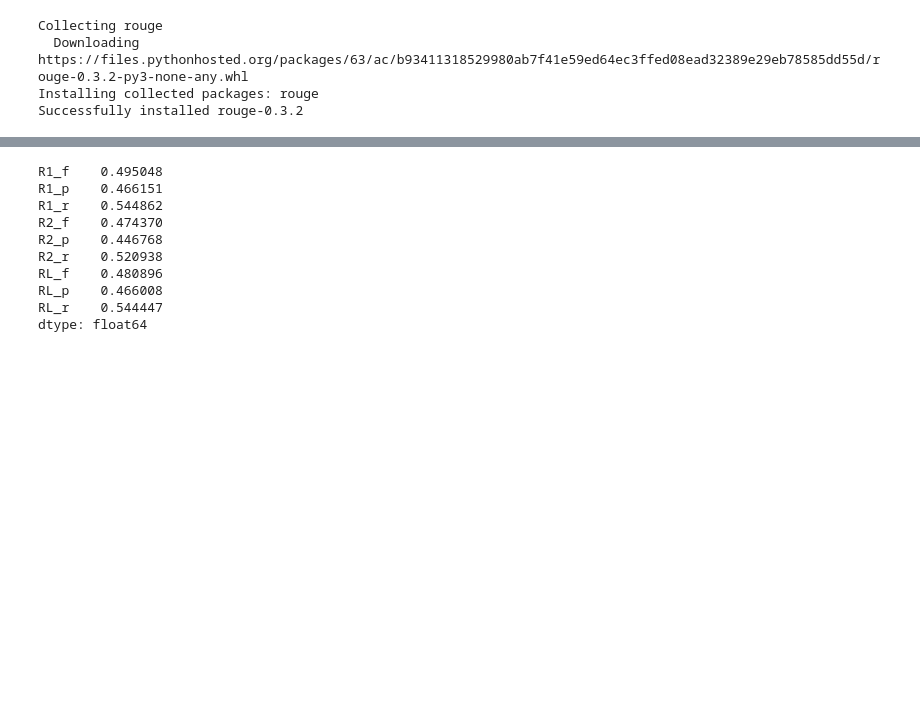
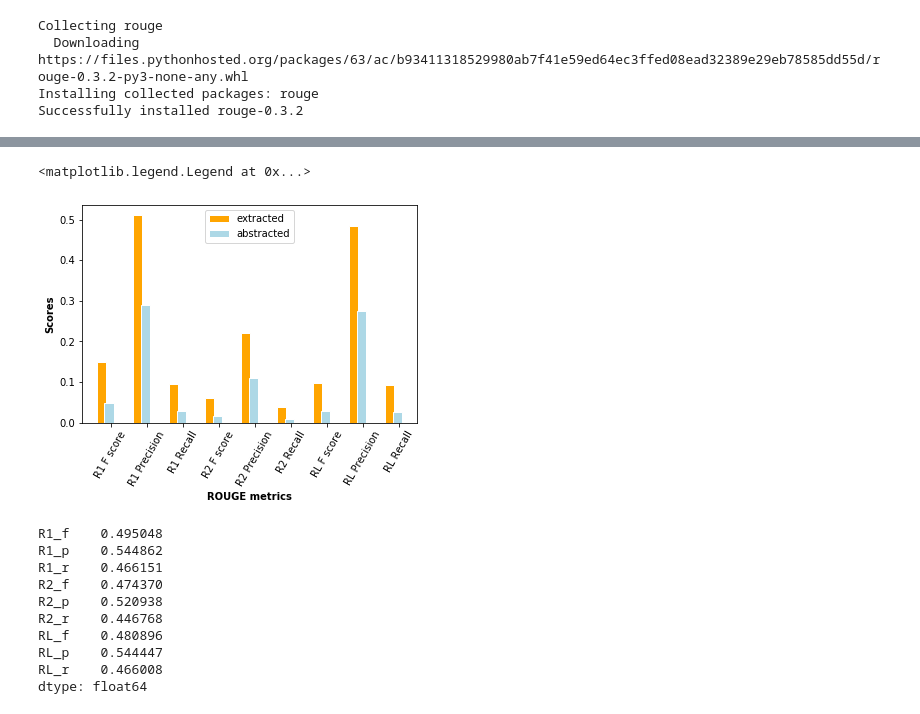
Before and after one commit to safasyed/ENSF519-FinalProject, a Jupyter notebook: summary_scores.ipynb, the cells around one changed output, grey strips where cells are left out. Drawn from its saved outputs; the diff is of its cells as text; code cells hidden in the pictures; blank space fills up the shorter version.

```diff
--- a/summary_scores.ipynb
+++ b/summary_scores.ipynb
@@ -136,4 +136,27 @@ ARL_r    0.274377
 dtype: float64
+# %%
+# plot bar graph comparing extracted summary ROGUE scores and abstracted summary scores
+
+import matplotlib.pyplot as plt
+import numpy as np
+
+extracted = [avg_scores_df[x] for x in range(0,9)]
+abstracted = [avg_scores_df[x] for x in range(9, 18)]
+
+r1 = np.arange(len(extracted))
+r2 = [x + barWidth for x in r1]
+
+barWidth = 0.25
+plt.bar(r1, extracted, color = 'orange', width=barWidth, edgecolor='white', label='extracted')
+plt.bar(r2, abstracted, color = 'lightblue', width=barWidth, edgecolor='white', label='abstracted')
+
+plt.xticks([r + barWidth for r in range(len(extracted))], ['R1 F score', 'R1 Precision', 'R1 Recall','R2 F score', 'R2 Precision', 'R2 Recall', 'RL F score', 'RL Precision', 'RL Recall'], rotation=60)
+plt.xlabel('ROUGE metrics', fontweight='bold')
+plt.ylabel('Scores', fontweight='bold')
+plt.legend()
+# %% [output]
+<matplotlib.legend.Legend at 0x...>
+[figure, added]
 # %%
 
 # create dictionary to hold rouge scores for all extracted summaries compared to abstracted summaries
@@ -144,7 +167,7 @@ rouge = Rouge()
 
 for index, row in df.iterrows():
 
-    scores = rouge.get_scores(row['Extracted'], row['Abstracted'])
+    scores = rouge.get_scores(row['Abstracted'], row['Extracted'])
     rogue_model['R1_f'].append(scores[0]['rouge-1']['f'])
     rogue_model['R1_p'].append(scores[0]['rouge-1']['p'])
     rogue_model['R1_r'].append(scores[0]['rouge-1']['r'])
@@ -166,12 +189,12 @@ avg_model_score_df = model_score_df.mean()
 avg_model_score_df
 # %% [output]
 R1_f    0.495048
-R1_p    0.466151
-R1_r    0.544862
+R1_p    0.544862
+R1_r    0.466151
 R2_f    0.474370
-R2_p    0.446768
-R2_r    0.520938
+R2_p    0.520938
+R2_r    0.446768
 RL_f    0.480896
-RL_p    0.466008
-RL_r    0.544447
+RL_p    0.544447
+RL_r    0.466008
 dtype: float64
```
Also changed, not shown: parts of 4 cells of this notebook.
